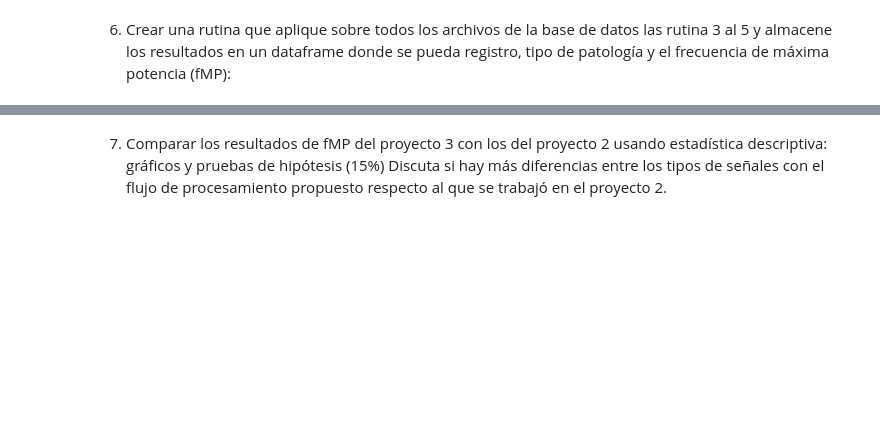
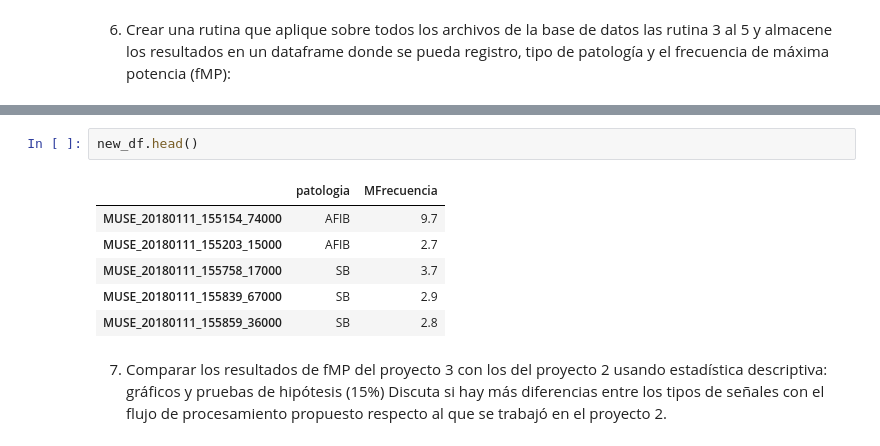
Before and after one commit to AndresBanquezBio/Biosenales, a Jupyter notebook: Proyectos/Proyecto_3/Proyecto3_AndresBanquez_MelinaVillada.ipynb, the cells around one changed output, grey strips where cells are left out. Saved outputs shown, nothing was run; the diff lists cells and outputs as text; blank space fills up the shorter version.

```diff
--- a/Proyectos/Proyecto_3/Proyecto3_AndresBanquez_MelinaVillada.ipynb
+++ b/Proyectos/Proyecto_3/Proyecto3_AndresBanquez_MelinaVillada.ipynb
@@ -306,2 +408,11 @@ IndexError: tuple index out of range
+# %%
+new_df.head()
+# %% [output]
+|  | patologia | MFrecuencia |
+| MUSE_20180111_155154_74000 | AFIB | 9.7 |
+| MUSE_20180111_155203_15000 | AFIB | 2.7 |
+| MUSE_20180111_155758_17000 | SB | 3.7 |
+| MUSE_20180111_155839_67000 | SB | 2.9 |
+| MUSE_20180111_155859_36000 | SB | 2.8 |
 # %% [markdown]
 7. Comparar los resultados de fMP del proyecto 3 con los del proyecto 2 usando estadística descriptiva: gráficos y pruebas de hipótesis (15%) Discuta si hay más diferencias entre los tipos de señales con el flujo de procesamiento propuesto respecto al que se trabajó en el proyecto 2.
```
Also changed, not shown: parts of 24 cells of this notebook, 1 other file.
